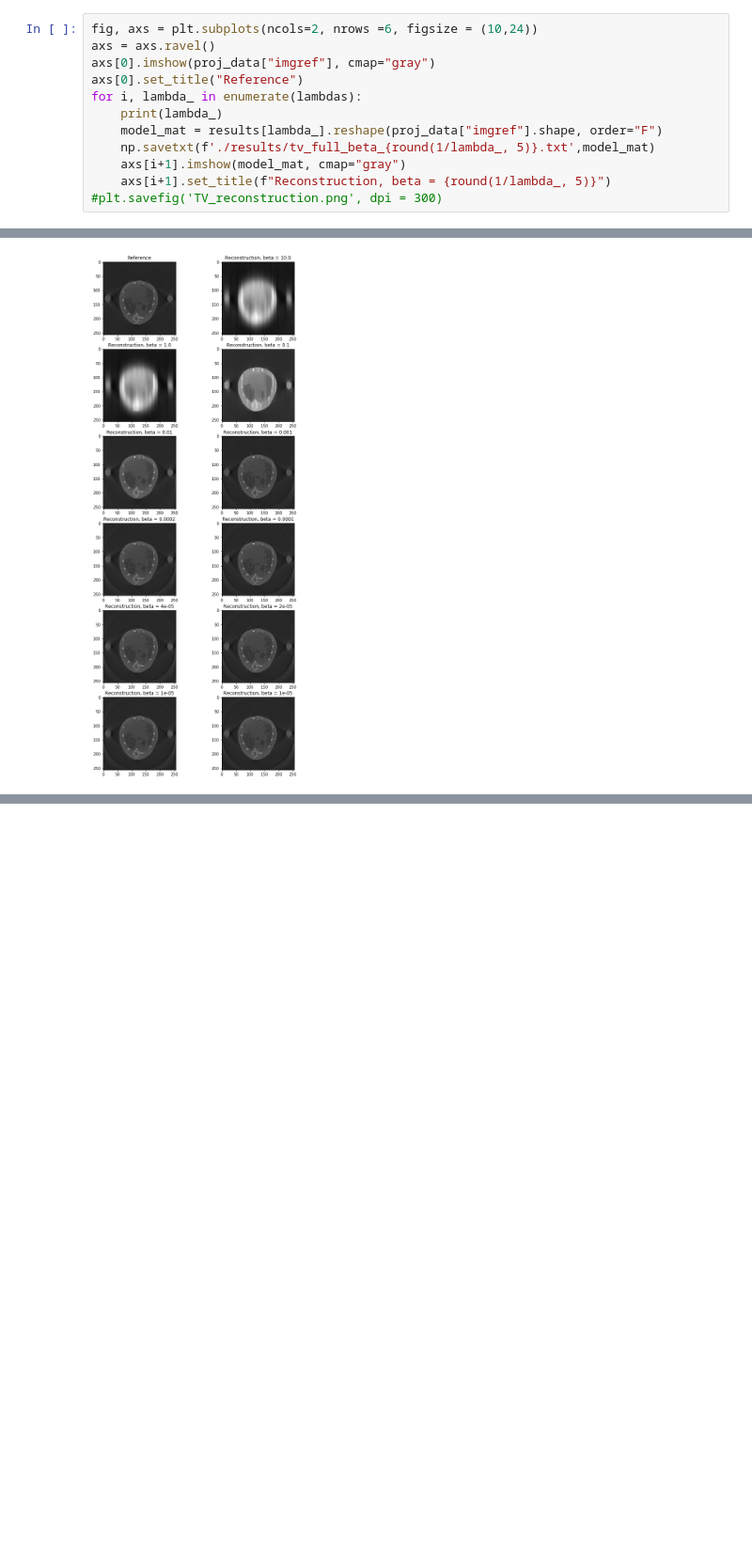
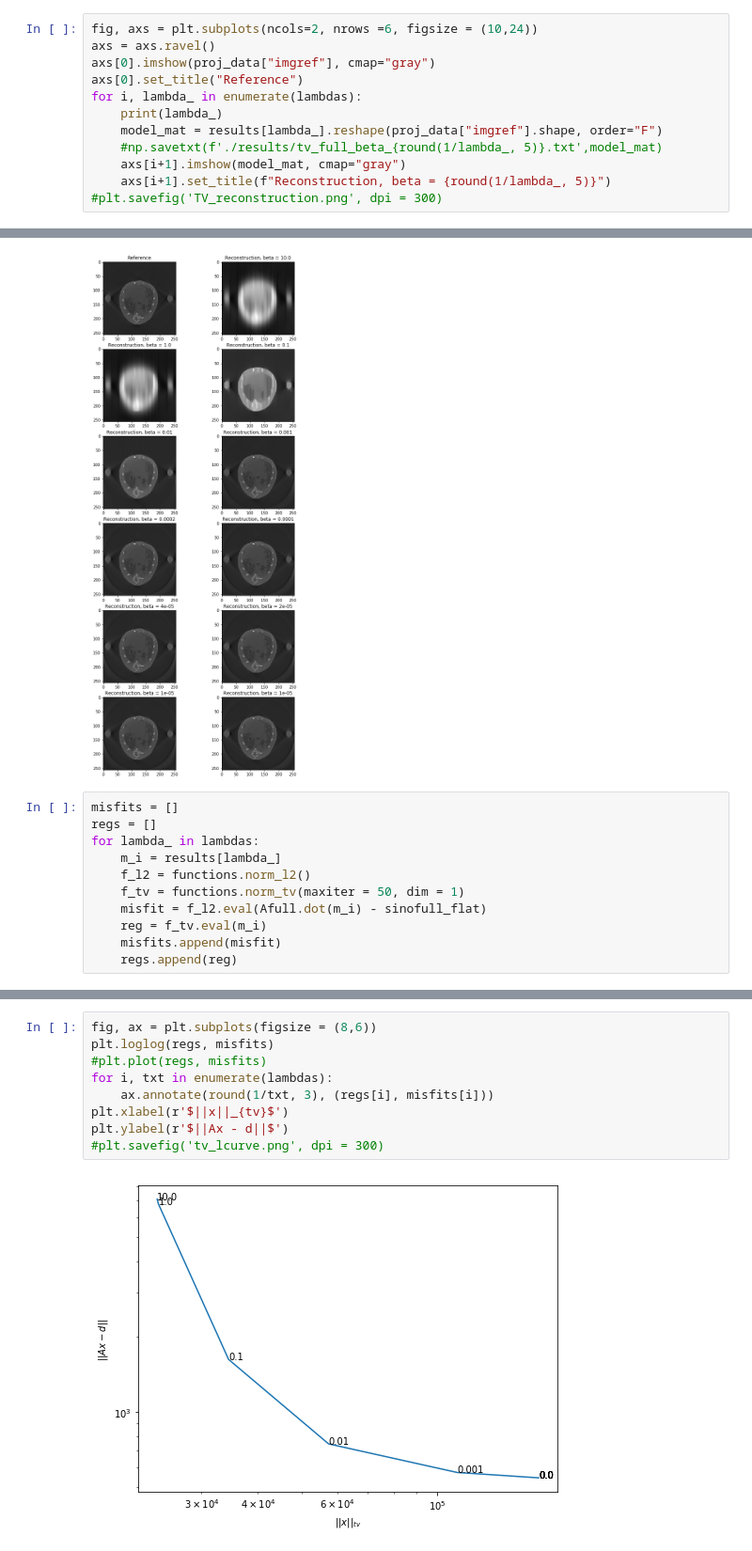
Before and after one commit to rfriedman22/ese5932_final_project, a Jupyter notebook: 0415_tv_fista.ipynb, the cells around one changed output, grey strips where cells are left out. Shown: that part at 94% size. Saved outputs shown, nothing was run; the diff lists cells and outputs as text; blank space fills up the shorter version.

Commit message:
L curve

```diff
--- a/0415_tv_fista.ipynb
+++ b/0415_tv_fista.ipynb
@@ -73,7 +73,7 @@ axs[0].set_title("Reference")
 for i, lambda_ in enumerate(lambdas):
     print(lambda_)
     model_mat = results[lambda_].reshape(proj_data["imgref"].shape, order="F")
-    np.savetxt(f'./results/tv_full_beta_{round(1/lambda_, 5)}.txt',model_mat)
+    #np.savetxt(f'./results/tv_full_beta_{round(1/lambda_, 5)}.txt',model_mat)
     axs[i+1].imshow(model_mat, cmap="gray")
     axs[i+1].set_title(f"Reconstruction, beta = {round(1/lambda_, 5)}")
 #plt.savefig('TV_reconstruction.png', dpi = 300)
@@ -90,3 +90,14 @@ for i, lambda_ in enumerate(lambdas):
 75000
 100000
 [figure]
+# %%
+misfits = []
+regs = []
+for lambda_ in lambdas:
+    m_i = results[lambda_]
+    f_l2 = functions.norm_l2()
+    f_tv = functions.norm_tv(maxiter = 50, dim = 1)
+    misfit = f_l2.eval(Afull.dot(m_i) - sinofull_flat)
+    reg = f_tv.eval(m_i)
+    misfits.append(misfit)
+    regs.append(reg)
@@ -92,0 +116,11 @@ for i, lambda_ in enumerate(lambdas):
+# %%
+fig, ax = plt.subplots(figsize = (8,6))
+plt.loglog(regs, misfits)
+#plt.plot(regs, misfits)
+for i, txt in enumerate(lambdas):
+    ax.annotate(round(1/txt, 3), (regs[i], misfits[i]))
+plt.xlabel(r'$||x||_{tv}$')
+plt.ylabel(r'$||Ax - d||$')
+#plt.savefig('tv_lcurve.png', dpi = 300)
+# %% [output]
+[figure, added]
```
Also changed, not shown: parts of 1 cell of this notebook, 1 other file.
